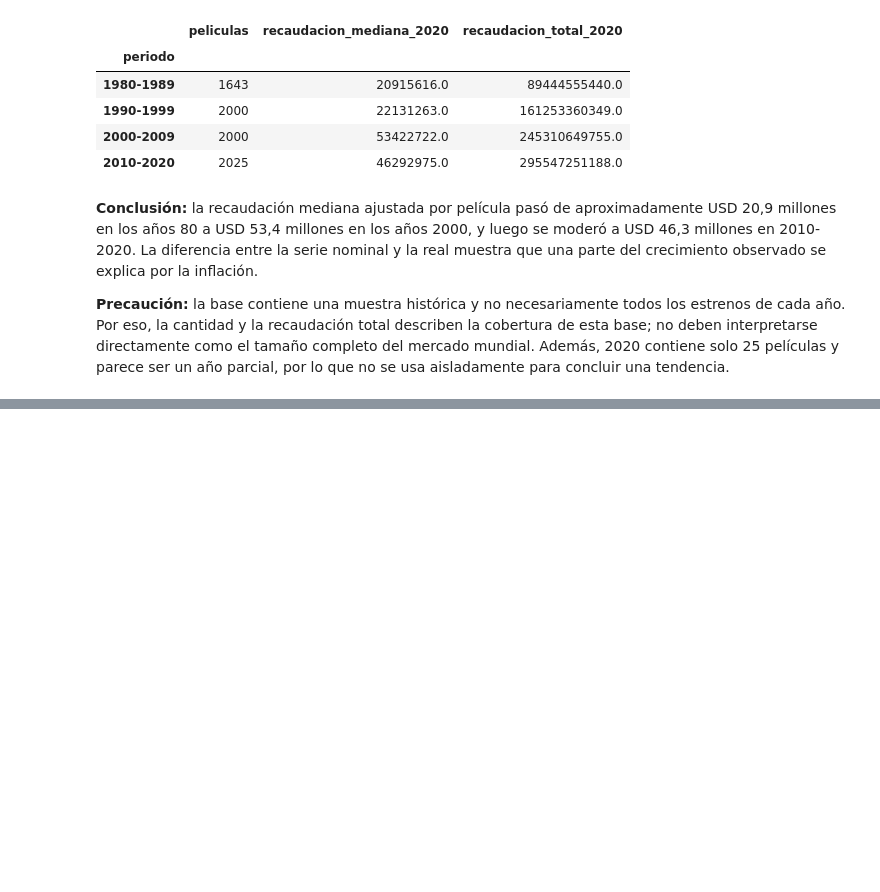
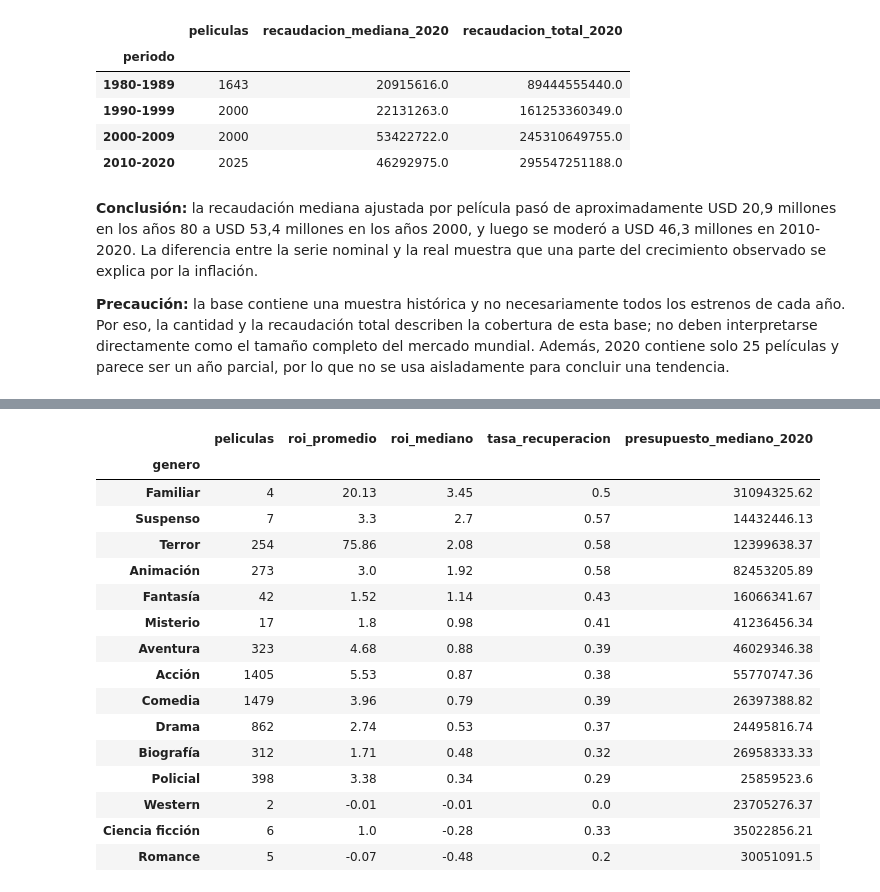
Before and after one commit to alvareezvicente-code/Vicente-Alvarez-programacion-analitica-2, a Jupyter notebook: notebooks/analisis.ipynb, the cells around one changed output, grey strips where cells are left out. Drawn from its saved outputs; the diff is of its cells as text; code cells hidden in the pictures; blank space fills up the shorter version.

```diff
--- a/notebooks/analisis.ipynb
+++ b/notebooks/analisis.ipynb
@@ -1342,0 +1347,31 @@ comparacion_periodos.round(0)
+# %%
+rentabilidad_genero = (
+    peliculas_financieras.groupby("genero")
+    .agg(
+        peliculas=("id_pelicula", "size"),
+        roi_promedio=("roi", "mean"),
+        roi_mediano=("roi", "median"),
+        tasa_recuperacion=("recupero_inversion", "mean"),
+        presupuesto_mediano_2020=("presupuesto_2020_usd", "median"),
+    )
+)
+
+rentabilidad_genero.sort_values("roi_mediano", ascending=False).round(2)
+# %% [output]
+|  | peliculas | roi_promedio | roi_mediano | tasa_recuperacion | presupuesto_mediano_2020 |
+| genero |  |  |  |  |  |
+| Familiar | 4 | 20.13 | 3.45 | 0.5 | 31094325.62 |
+| Suspenso | 7 | 3.3 | 2.7 | 0.57 | 14432446.13 |
+| Terror | 254 | 75.86 | 2.08 | 0.58 | 12399638.37 |
+| Animación | 273 | 3.0 | 1.92 | 0.58 | 82453205.89 |
+| Fantasía | 42 | 1.52 | 1.14 | 0.43 | 16066341.67 |
+| Misterio | 17 | 1.8 | 0.98 | 0.41 | 41236456.34 |
+| Aventura | 323 | 4.68 | 0.88 | 0.39 | 46029346.38 |
+| Acción | 1405 | 5.53 | 0.87 | 0.38 | 55770747.36 |
+| Comedia | 1479 | 3.96 | 0.79 | 0.39 | 26397388.82 |
+| Drama | 862 | 2.74 | 0.53 | 0.37 | 24495816.74 |
+| Biografía | 312 | 1.71 | 0.48 | 0.32 | 26958333.33 |
+| Policial | 398 | 3.38 | 0.34 | 0.29 | 25859523.6 |
+| Western | 2 | -0.01 | -0.01 | 0.0 | 23705276.37 |
+| Ciencia ficción | 6 | 1.0 | -0.28 | 0.33 | 35022856.21 |
+| Romance | 5 | -0.07 | -0.48 | 0.2 | 30051091.5 |
```
Also changed, not shown: parts of 4 cells of this notebook.
